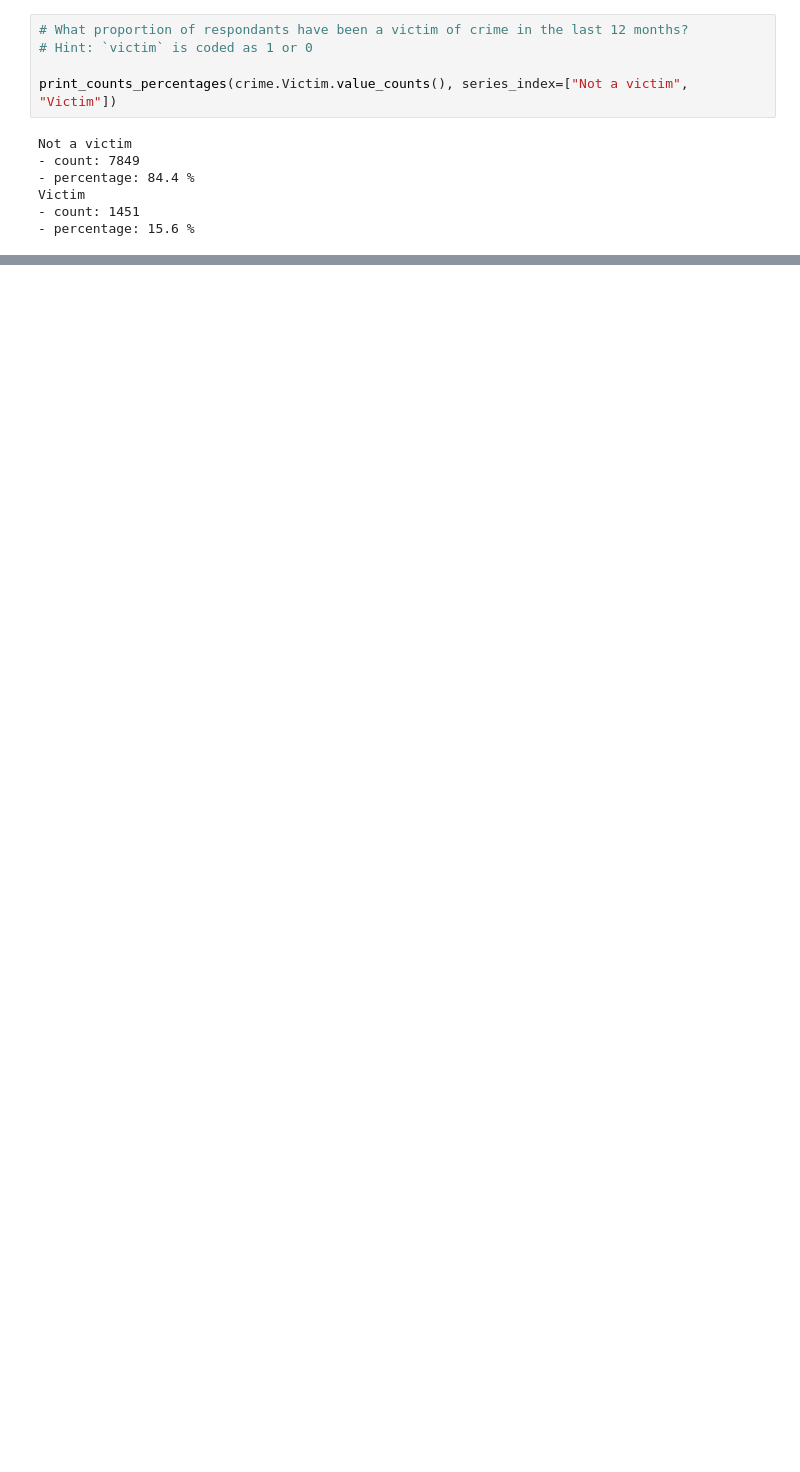
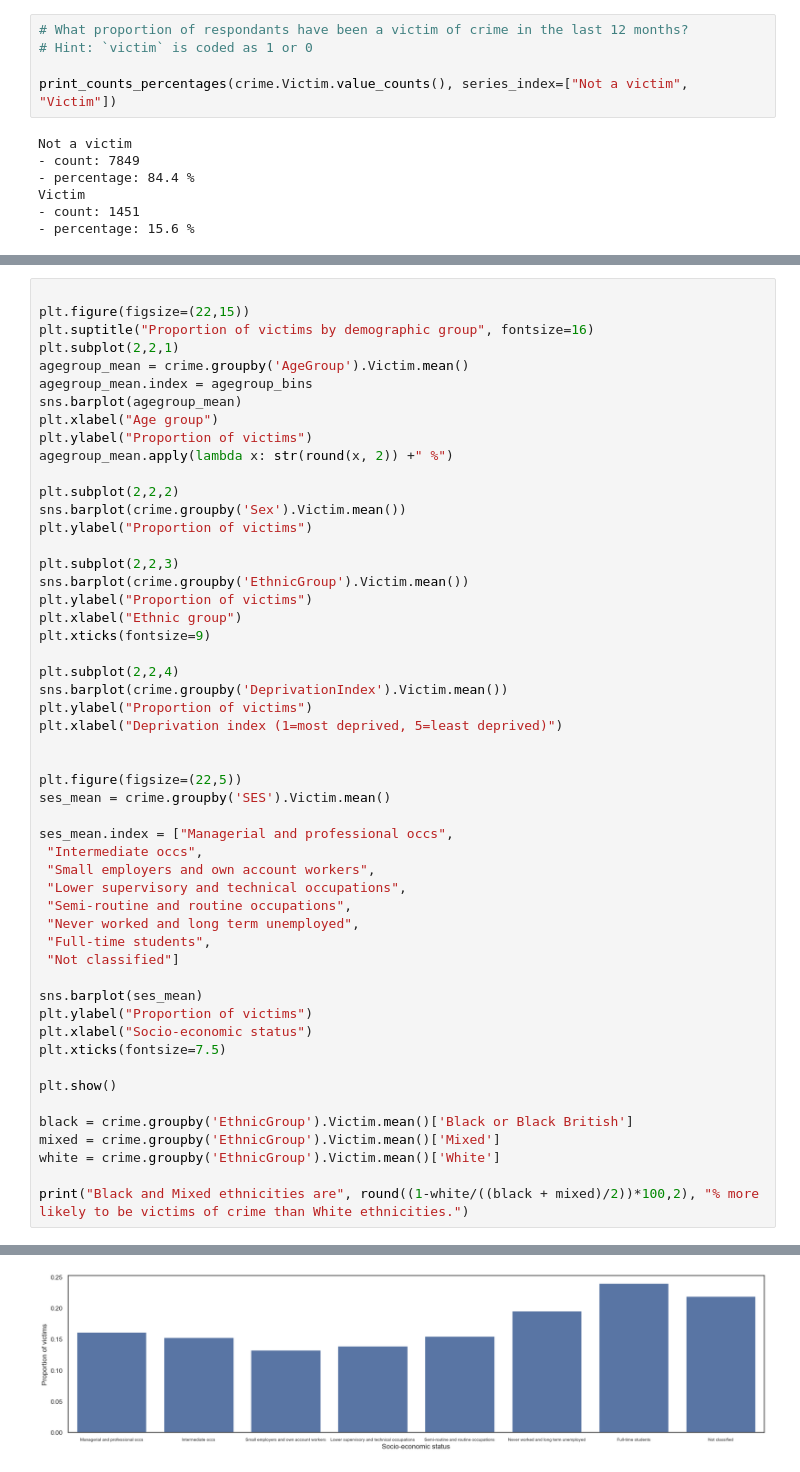
Before and after one commit to Tedodor423/bms-collab-notebooks, a Jupyter notebook: stats/1.3_DataWrangling/1.3_Assignment_DavidTheodorNimrichtr.ipynb, the cells around one changed output, grey strips where cells are left out. Cells and saved outputs as stored; diff of their text form; blank space fills up the shorter version.

```diff
--- a/stats/1.3_DataWrangling/1.3_Assignment_DavidTheodorNimrichtr.ipynb
+++ b/stats/1.3_DataWrangling/1.3_Assignment_DavidTheodorNimrichtr.ipynb
@@ -321,0 +111,53 @@ We note that these variables take positive and negative values
+# %%
+
+plt.figure(figsize=(22,15))
+plt.suptitle("Proportion of victims by demographic group", fontsize=16)
+plt.subplot(2,2,1)
+agegroup_mean = crime.groupby('AgeGroup').Victim.mean()
+agegroup_mean.index = agegroup_bins
+sns.barplot(agegroup_mean)
+plt.xlabel("Age group")
+plt.ylabel("Proportion of victims")
+agegroup_mean.apply(lambda x: str(round(x, 2)) +" %")
+
+plt.subplot(2,2,2)
+sns.barplot(crime.groupby('Sex').Victim.mean())
+plt.ylabel("Proportion of victims")
+
+plt.subplot(2,2,3)
+sns.barplot(crime.groupby('EthnicGroup').Victim.mean())
+plt.ylabel("Proportion of victims")
+plt.xlabel("Ethnic group")
+plt.xticks(fontsize=9)
+
+plt.subplot(2,2,4)
+sns.barplot(crime.groupby('DeprivationIndex').Victim.mean())
+plt.ylabel("Proportion of victims")
+plt.xlabel("Deprivation index (1=most deprived, 5=least deprived)")
+
+
+plt.figure(figsize=(22,5))
+ses_mean = crime.groupby('SES').Victim.mean()
+
+ses_mean.index = ["Managerial and professional occs",
+ "Intermediate occs",
+ "Small employers and own account workers",
+ "Lower supervisory and technical occupations",
+ "Semi-routine and routine occupations",
+ "Never worked and long term unemployed",
+ "Full-time students",
+ "Not classified"]
+
+sns.barplot(ses_mean)
+plt.ylabel("Proportion of victims")
+plt.xlabel("Socio-economic status")
+plt.xticks(fontsize=7.5)
+
+plt.show()
+
+black = crime.groupby('EthnicGroup').Victim.mean()['Black or Black British']
+mixed = crime.groupby('EthnicGroup').Victim.mean()['Mixed']
+white = crime.groupby('EthnicGroup').Victim.mean()['White']
+
+print("Black and Mixed ethnicities are", round((1-white/((black + mixed)/2))*100,2), "% more likely to be victims of crime than White ethnicities.")
+# %% [output]
@@ -321,0 +165 @@ We note that these variables take positive and negative values
+[figure, added]
```
Also changed, not shown: parts of 57 cells of this notebook.
